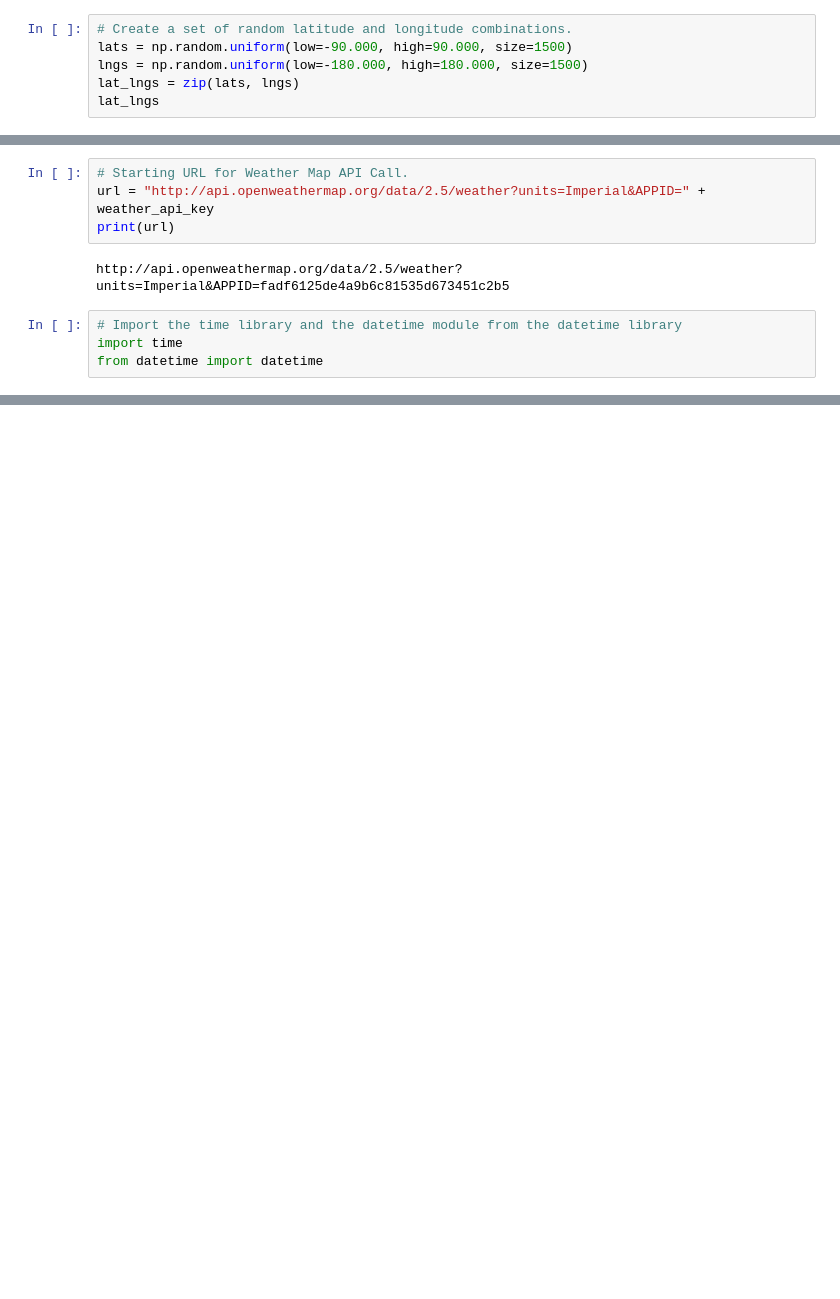
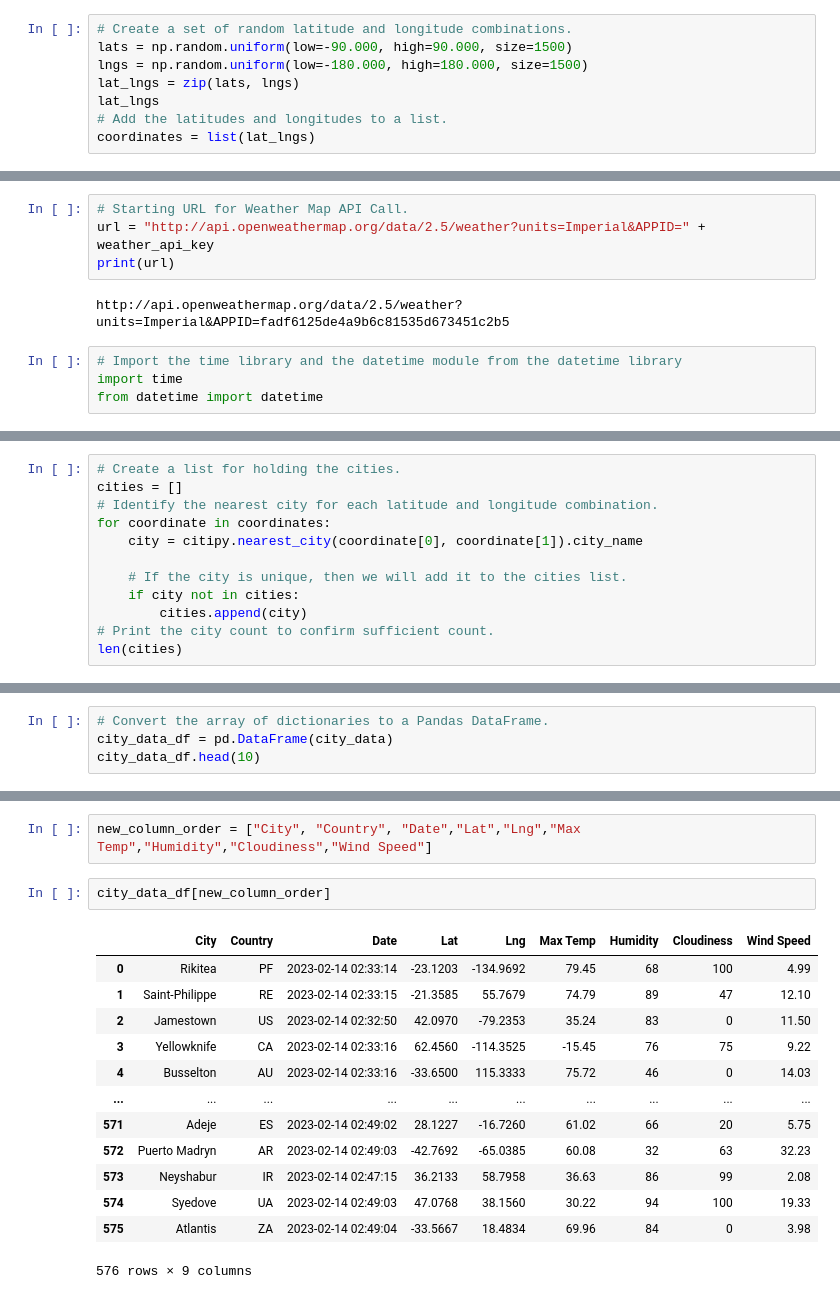
Before and after one commit to ShahZ-Khan/World_Weather_Analysis, a Jupyter notebook: WeatherPy.ipynb, the cells around one changed output, grey strips where cells are left out. Drawn from its saved outputs; the diff is of its cells as text; blank space fills up the shorter version.

```diff
--- a/WeatherPy.ipynb
+++ b/WeatherPy.ipynb
@@ -14,3 +15,5 @@ lats = np.random.uniform(low=-90.000, high=90.000, size=1500)
 lngs = np.random.uniform(low=-180.000, high=180.000, size=1500)
 lat_lngs = zip(lats, lngs)
 lat_lngs
+# Add the latitudes and longitudes to a list.
+coordinates = list(lat_lngs)
@@ -40,3 +42,15 @@ set_count = 1
 # %% [output]
 Beginning Data Retrieval
 -----------------------------
+# %%
+# Create a list for holding the cities.
+cities = []
+# Identify the nearest city for each latitude and longitude combination.
+for coordinate in coordinates:
+    city = citipy.nearest_city(coordinate[0], coordinate[1]).city_name
+
+    # If the city is unique, then we will add it to the cities list.
+    if city not in cities:
+        cities.append(city)
+# Print the city count to confirm sufficient count.
+len(cities)
@@ -95,0 +128,4 @@ NameError: name 'cities' is not defined
+# %%
+# Convert the array of dictionaries to a Pandas DataFrame.
+city_data_df = pd.DataFrame(city_data)
+city_data_df.head(10)
@@ -95,0 +144,18 @@ NameError: name 'cities' is not defined
+# %%
+new_column_order = ["City", "Country", "Date","Lat","Lng","Max Temp","Humidity","Cloudiness","Wind Speed"]
+# %%
+city_data_df[new_column_order]
+# %% [output]
+|  | City | Country | Date | Lat | Lng | Max Temp | Humidity | Cloudiness | Wind Speed |
+| 0 | Rikitea | PF | 2023-02-14 02:33:14 | -23.1203 | -134.9692 | 79.45 | 68 | 100 | 4.99 |
+| 1 | Saint-Philippe | RE | 2023-02-14 02:33:15 | -21.3585 | 55.7679 | 74.79 | 89 | 47 | 12.10 |
+| 2 | Jamestown | US | 2023-02-14 02:32:50 | 42.0970 | -79.2353 | 35.24 | 83 | 0 | 11.50 |
+| 3 | Yellowknife | CA | 2023-02-14 02:33:16 | 62.4560 | -114.3525 | -15.45 | 76 | 75 | 9.22 |
+| 4 | Busselton | AU | 2023-02-14 02:33:16 | -33.6500 | 115.3333 | 75.72 | 46 | 0 | 14.03 |
+| ... | ... | ... | ... | ... | ... | ... | ... | ... | ... |
+| 571 | Adeje | ES | 2023-02-14 02:49:02 | 28.1227 | -16.7260 | 61.02 | 66 | 20 | 5.75 |
+| 572 | Puerto Madryn | AR | 2023-02-14 02:49:03 | -42.7692 | -65.0385 | 60.08 | 32 | 63 | 32.23 |
+| 573 | Neyshabur | IR | 2023-02-14 02:47:15 | 36.2133 | 58.7958 | 36.63 | 86 | 99 | 2.08 |
+| 574 | Syedove | UA | 2023-02-14 02:49:03 | 47.0768 | 38.1560 | 30.22 | 94 | 100 | 19.33 |
+| 575 | Atlantis | ZA | 2023-02-14 02:49:04 | -33.5667 | 18.4834 | 69.96 | 84 | 0 | 3.98 |
+576 rows × 9 columns
```
Also changed, not shown: parts of 6 cells of this notebook, 1 other file.
